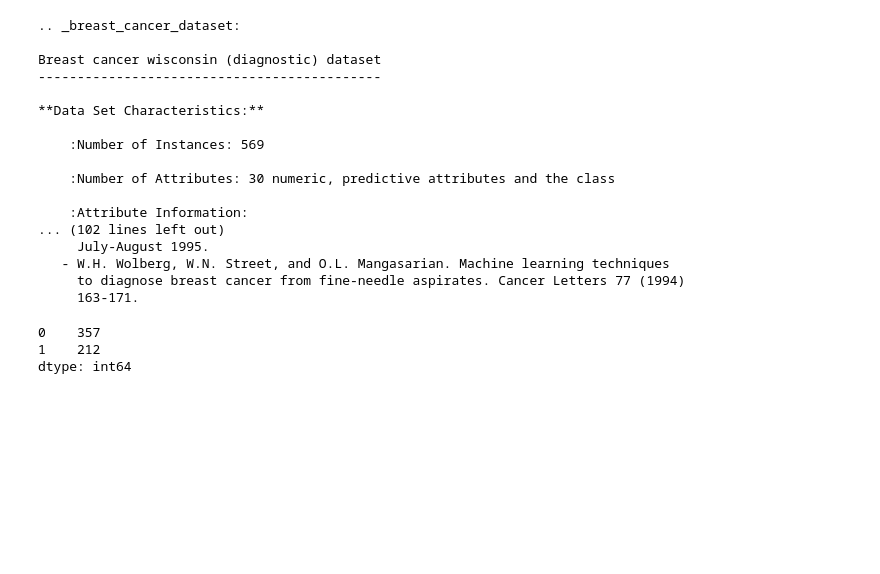
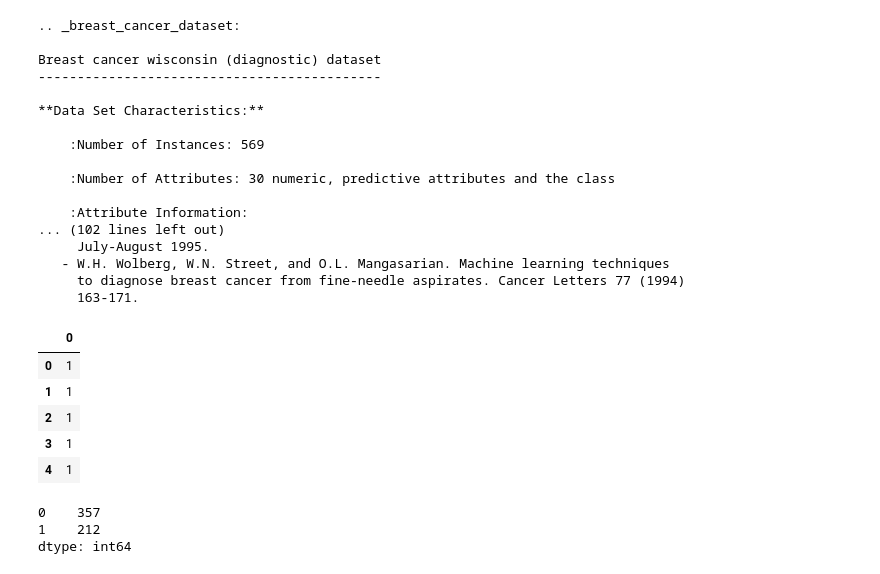
Before and after one commit to alf808/animated-marmalade, a Jupyter notebook: 5_Practice_With_Metrics.ipynb, the cells around one changed output. Drawn from its saved outputs; the diff is of its cells as text; code cells hidden in the pictures; blank space fills up the shorter version.

```diff
--- a/5_Practice_With_Metrics.ipynb
+++ b/5_Practice_With_Metrics.ipynb
@@ -42,6 +42,15 @@ Breast cancer wisconsin (diagnostic) dataset
      163-171.
 # %%
 df = pd.DataFrame(data.target)
+# %%
+df.head()
+# %% [output]
+|  | 0 |
+| 0 | 1 |
+| 1 | 1 |
+| 2 | 1 |
+| 3 | 1 |
+| 4 | 1 |
 # %%
 df.value_counts()
 # %% [output]
```
Also changed, not shown: parts of 9 cells of this notebook.
